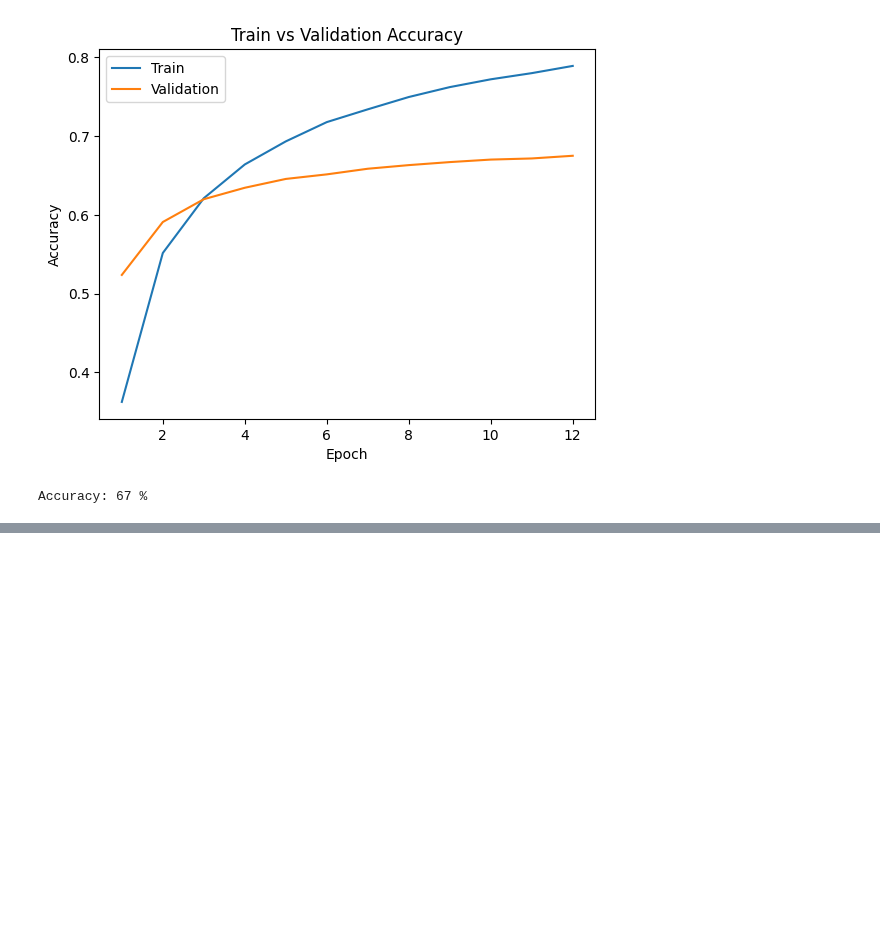
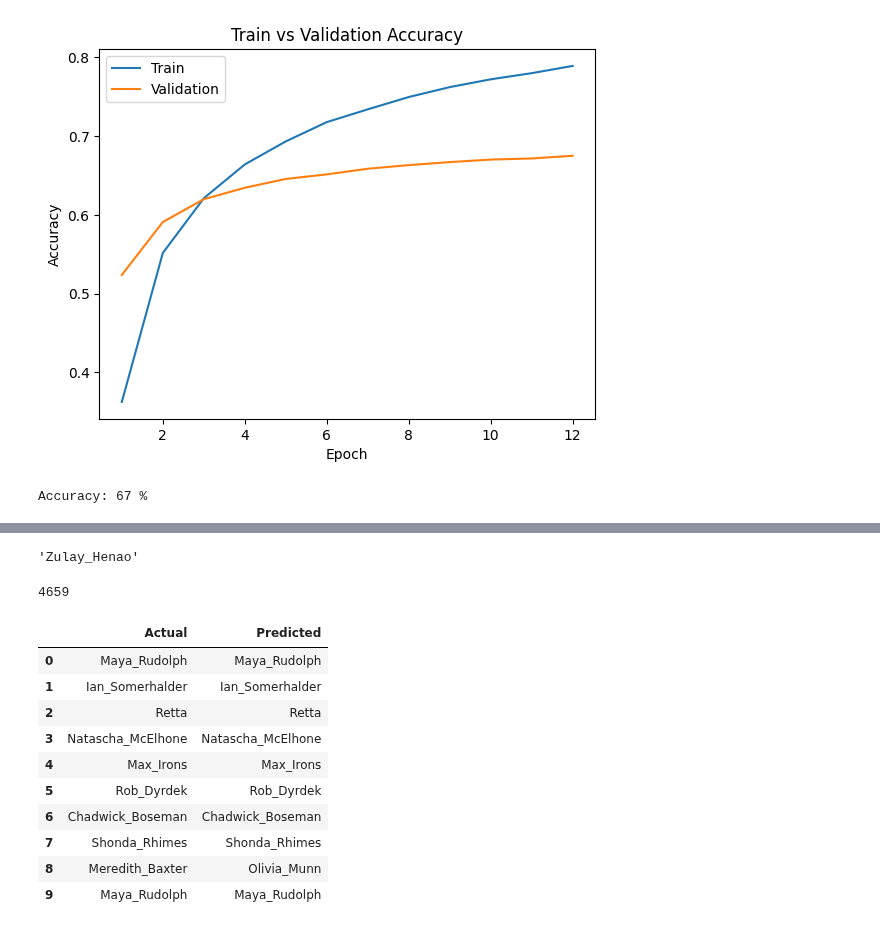
Before and after one commit to renzo-b/audio-speaker-recognition, a Jupyter notebook: notebooks/speaker_verification_librispeech_original_model.ipynb, the cells around one changed output, grey strips where cells are left out. Drawn from its saved outputs; the diff is of its cells as text; code cells hidden in the pictures; blank space fills up the shorter version.

Commit message:
Included name result for demo

```diff
--- a/notebooks/speaker_verification_librispeech_original_model.ipynb
+++ b/notebooks/speaker_verification_librispeech_original_model.ipynb
@@ -772,7 +772,7 @@ subset_train_size, subset_val_size = mfcc_dataset_train.__len__(), mfcc_dataset_
 # %%
 train_loader = DataLoader(mfcc_dataset_train, batch_size=batch_size, shuffle=True)
 val_loader = DataLoader(mfcc_dataset_val, batch_size=batch_size, shuffle=True)
-test_loader = DataLoader(mfcc_dataset_test, batch_size=batch_size, shuffle=False)
+test_loader = DataLoader(mfcc_dataset_test, batch_size=batch_size, shuffle=True)
 # %%
 speaker_dict[8888]
 # %% [output]
@@ -863,0 +859,61 @@ array([  0,   0,   1, ..., 570, 536, 473], dtype=int16)
+# %%
+voxfile = r"F:\speaker_project\audio-speaker-recognition\notebooks\vox1_meta.csv"
+vox_df = pd.read_csv(voxfile)
+# %%
+#Creating a name list with its index
+name = []
+for i in range(1251):
+
+    name.append(str(vox_df.iloc[i])[64:].split('\\')[0])
+# %%
+name[1250]
+# %% [output]
+'Zulay_Henao'
+# %%
+len(test_loader)
+# %% [output]
+4659
+# %%
+def print_name(speakers, predicted):
+    actual = []
+    model_output = []
+    speakers.tolist()
+    predicted.tolist()
+    for spk in speakers:
+        actual.append(name[spk-1])
+    for pred in predicted:
+        model_output.append(name[pred-1])
+
+
+    dict = {"Actual":actual,"Predicted":model_output}
+    return pd.DataFrame(dict)
+    #print("Actual Celeberity in this demo batch are:", actual)
+    #print("Model predictions are:", model_output)
+
+def get_ith_batch_result(num):
+    with torch.no_grad():
+        cnt = 0
+        for data in test_loader:
+            mfcc, speakers = data
+            outputs = model(mfcc)
+            _, predicted = torch.max(outputs.data, 1)
+            df = print_name(speakers, predicted)
+            cnt += 1
+            if cnt == num:
+                break
+    return df
+# %%
+result = get_ith_batch_result(25)
+result
+# %% [output]
+|  | Actual | Predicted |
+| 0 | Maya_Rudolph | Maya_Rudolph |
+| 1 | Ian_Somerhalder | Ian_Somerhalder |
+| 2 | Retta | Retta |
+| 3 | Natascha_McElhone | Natascha_McElhone |
+| 4 | Max_Irons | Max_Irons |
+| 5 | Rob_Dyrdek | Rob_Dyrdek |
+| 6 | Chadwick_Boseman | Chadwick_Boseman |
+| 7 | Shonda_Rhimes | Shonda_Rhimes |
+| 8 | Meredith_Baxter | Olivia_Munn |
+| 9 | Maya_Rudolph | Maya_Rudolph |
```
Also changed, not shown: parts of 4 cells of this notebook, 1 other file.
